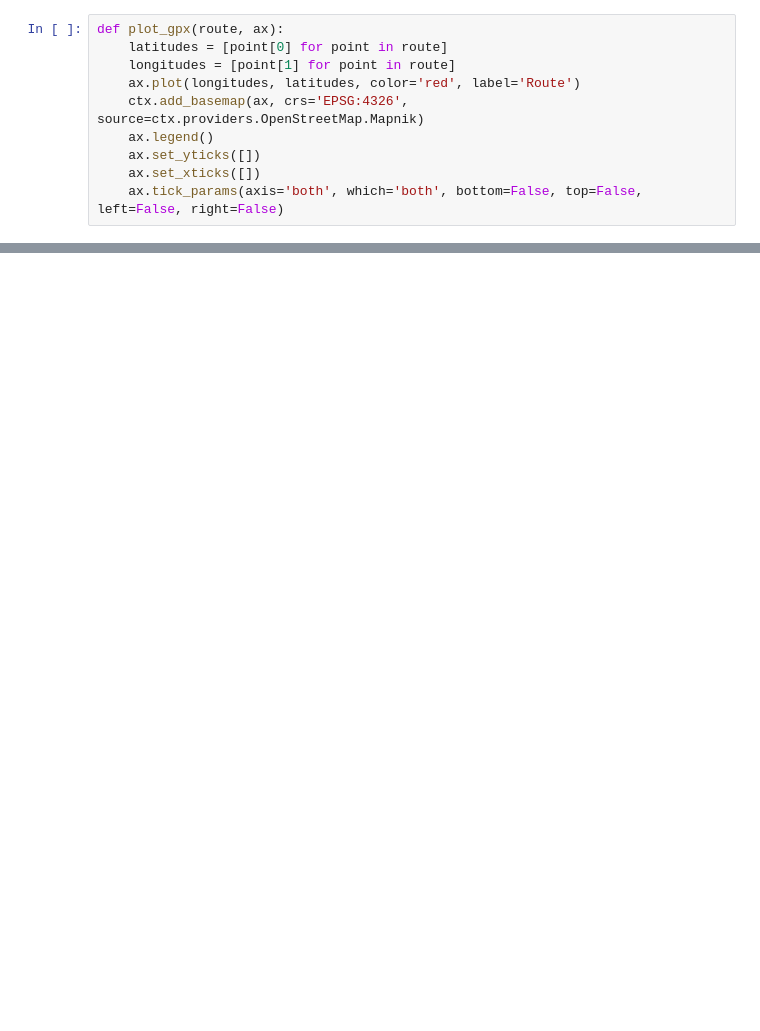
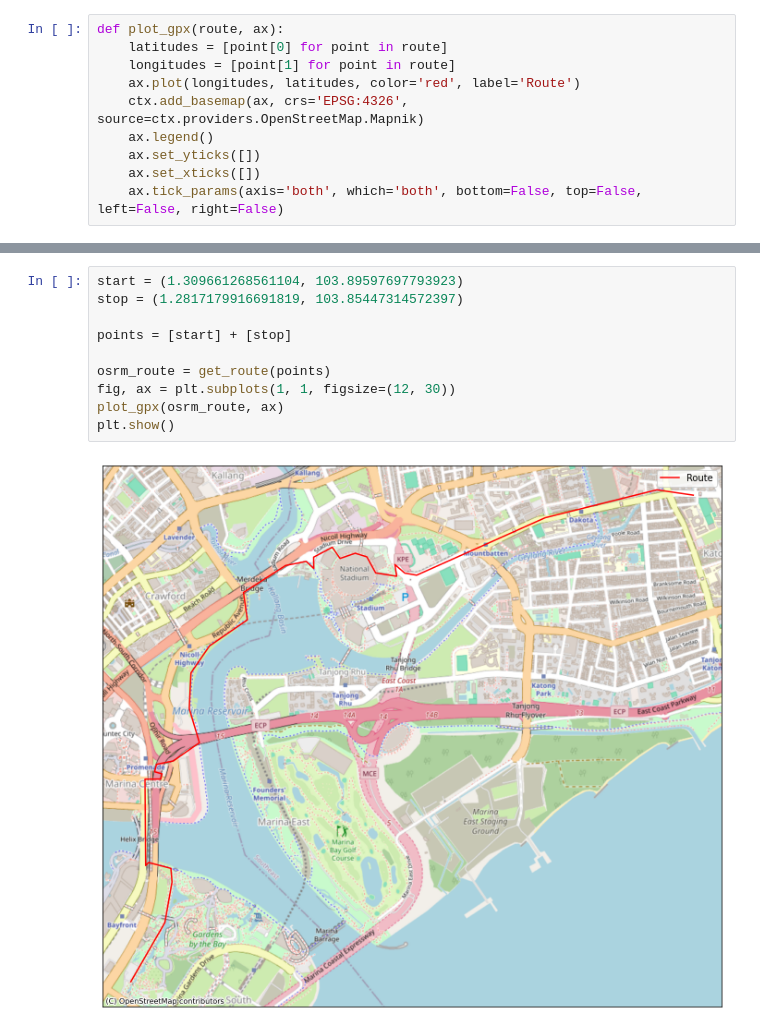
Before and after one commit to evgeniyarbatov/osrm-gpx-map, a Jupyter notebook: notebooks/Query OSRM to get GPX route.ipynb, the cells around one changed output, grey strips where cells are left out. Cells and saved outputs as stored; diff of their text form; blank space fills up the shorter version.

```diff
--- a/notebooks/Query OSRM to get GPX route.ipynb
+++ b/notebooks/Query OSRM to get GPX route.ipynb
@@ -48,0 +61,12 @@ plt.show()
+# %%
+start = (1.309661268561104, 103.89597697793923)
+stop = (1.2817179916691819, 103.85447314572397)
+
+points = [start] + [stop]
+
+osrm_route = get_route(points)
+fig, ax = plt.subplots(1, 1, figsize=(12, 30))
+plot_gpx(osrm_route, ax)
+plt.show()
+# %% [output]
+[figure, added]
```
Also changed, not shown: parts of 3 cells of this notebook, 26 other files.
